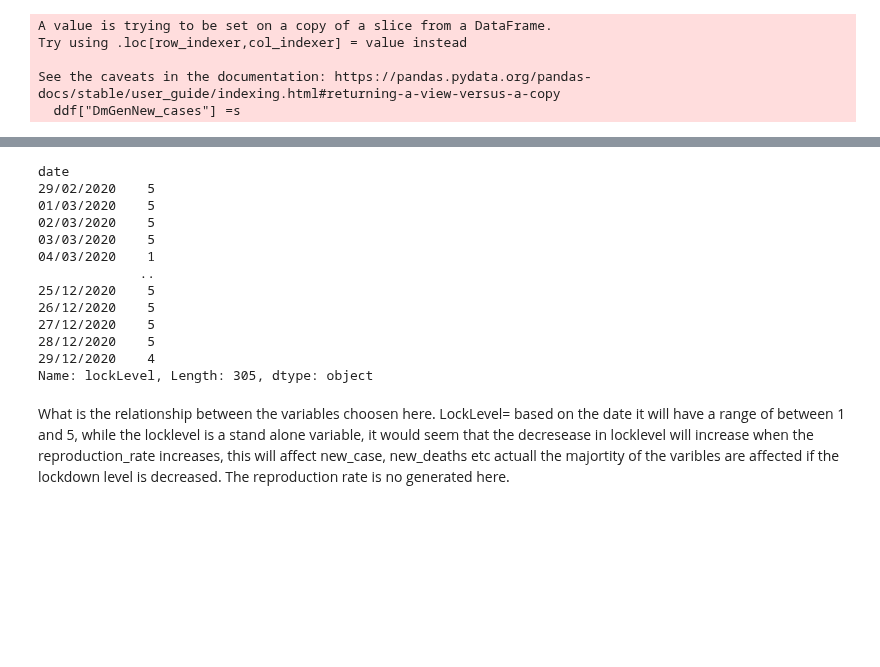
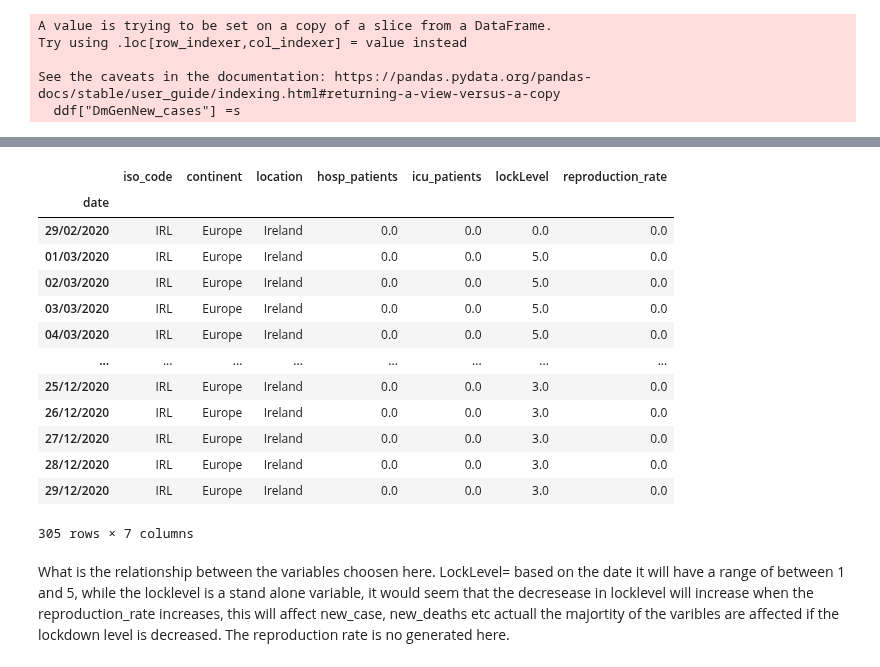
Before and after one commit to G00387859/programming-for-data-analysis-assignment, a Jupyter notebook: Project2020.ipynb, the cells around one changed output, grey strips where cells are left out. Drawn from its saved outputs; the diff is of its cells as text; code cells hidden in the pictures; blank space fills up the shorter version.

```diff
--- a/Project2020.ipynb
+++ b/Project2020.ipynb
@@ -463,4 +469,4 @@ ddf
 warnings.filterwarnings('ignore')
 #loc = mean or center of the distrubtion.
 x= random.normal(loc=2.34, size=305)
-ddf['reproduction_rate'] = np.round(x, 2);
+df['reproduction_rate'] = np.round(x, 2);
@@ -466,0 +484,3 @@ ddf['reproduction_rate'] = np.round(x, 2);
+# %%
+# reproduction rate is very diffcult to calculate.
+df['reproduction_rate'] = ddf['reproduction_rate']
@@ -476,19 +508,20 @@ ddf.loc[(ddf['reproduction_rate'] > 1.5) & (ddf['reproduction_rate'] < 2), 'lock
-# %%
-ddf['lockLevel']
-# %% [output]
-date
-29/02/2020    5
-01/03/2020    5
-02/03/2020    5
-03/03/2020    5
-04/03/2020    1
-             ..
-25/12/2020    5
-26/12/2020    5
-27/12/2020    5
-28/12/2020    5
-29/12/2020    4
-Name: lockLevel, Length: 305, dtype: object
+# %%
+df
+# %% [output]
+|  | iso_code | continent | location | hosp_patients | icu_patients | lockLevel | reproduction_rate |
+| date |  |  |  |  |  |  |  |
+| 29/02/2020 | IRL | Europe | Ireland | 0.0 | 0.0 | 0.0 | 0.0 |
+| 01/03/2020 | IRL | Europe | Ireland | 0.0 | 0.0 | 5.0 | 0.0 |
+| 02/03/2020 | IRL | Europe | Ireland | 0.0 | 0.0 | 5.0 | 0.0 |
+| 03/03/2020 | IRL | Europe | Ireland | 0.0 | 0.0 | 5.0 | 0.0 |
+| 04/03/2020 | IRL | Europe | Ireland | 0.0 | 0.0 | 5.0 | 0.0 |
+| ... | ... | ... | ... | ... | ... | ... | ... |
+| 25/12/2020 | IRL | Europe | Ireland | 0.0 | 0.0 | 3.0 | 0.0 |
+| 26/12/2020 | IRL | Europe | Ireland | 0.0 | 0.0 | 3.0 | 0.0 |
+| 27/12/2020 | IRL | Europe | Ireland | 0.0 | 0.0 | 3.0 | 0.0 |
+| 28/12/2020 | IRL | Europe | Ireland | 0.0 | 0.0 | 3.0 | 0.0 |
+| 29/12/2020 | IRL | Europe | Ireland | 0.0 | 0.0 | 3.0 | 0.0 |
+305 rows × 7 columns
 # %% [markdown]
 What is the relationship between the variables choosen here. LockLevel= based on the date it will have a range of between 1 and 5, while the locklevel is a stand alone variable, it would seem that the decresease in locklevel will increase when the reproduction_rate increases, this will affect  new_case, new_deaths etc actuall the majortity of the varibles are affected if the lockdown level is decreased. The reproduction rate is no generated here.
 # %% [markdown]
```
Also changed, not shown: parts of 30 cells of this notebook.
